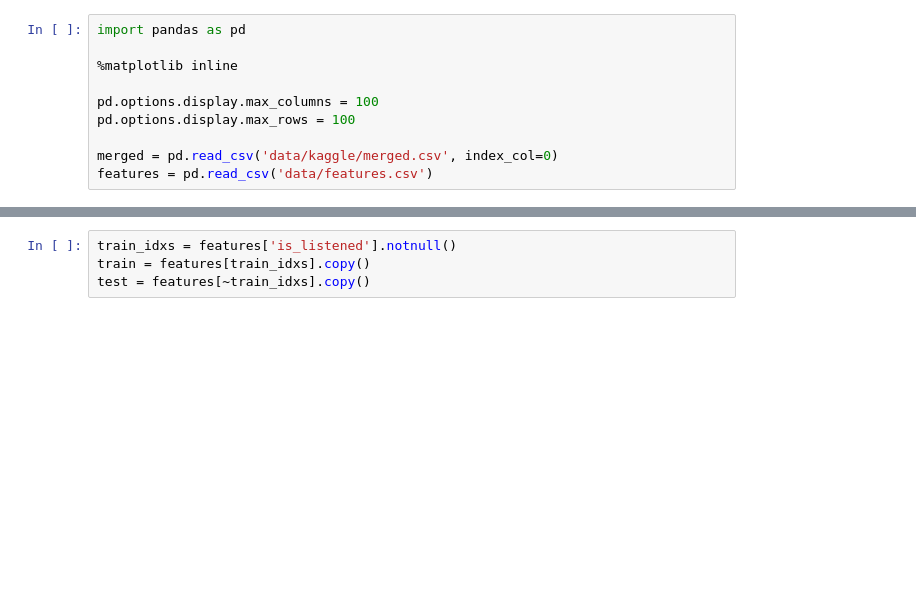
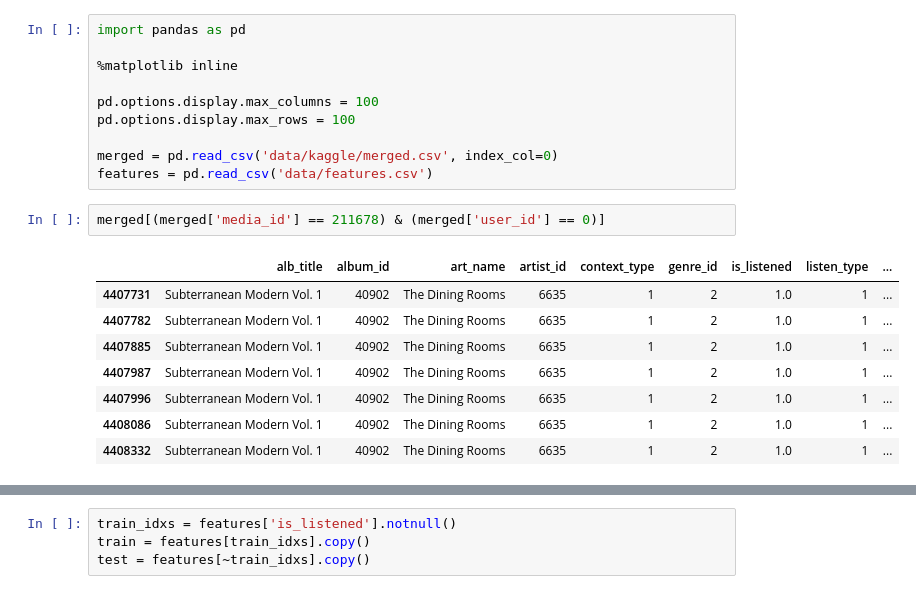
Before and after one commit to MaxHalford/kaggle-DSG17-qualifier, a Jupyter notebook: Untitled.ipynb, the cells around one changed output, grey strips where cells are left out. Cells and saved outputs as stored; diff of their text form; blank space fills up the shorter version.

```diff
--- a/Untitled.ipynb
+++ b/Untitled.ipynb
@@ -8,3 +8,14 @@ pd.options.display.max_rows = 100
 
 merged = pd.read_csv('data/kaggle/merged.csv', index_col=0)
 features = pd.read_csv('data/features.csv')
+# %%
+merged[(merged['media_id'] == 211678) & (merged['user_id'] == 0)]
+# %% [output]
+|  | alb_title | album_id | art_name | artist_id | context_type | genre_id | is_listened | listen_type | ... |
+| 4407731 | Subterranean Modern Vol. 1 | 40902 | The Dining Rooms | 6635 | 1 | 2 | 1.0 | 1 | ... |
+| 4407782 | Subterranean Modern Vol. 1 | 40902 | The Dining Rooms | 6635 | 1 | 2 | 1.0 | 1 | ... |
+| 4407885 | Subterranean Modern Vol. 1 | 40902 | The Dining Rooms | 6635 | 1 | 2 | 1.0 | 1 | ... |
+| 4407987 | Subterranean Modern Vol. 1 | 40902 | The Dining Rooms | 6635 | 1 | 2 | 1.0 | 1 | ... |
+| 4407996 | Subterranean Modern Vol. 1 | 40902 | The Dining Rooms | 6635 | 1 | 2 | 1.0 | 1 | ... |
+| 4408086 | Subterranean Modern Vol. 1 | 40902 | The Dining Rooms | 6635 | 1 | 2 | 1.0 | 1 | ... |
+| 4408332 | Subterranean Modern Vol. 1 | 40902 | The Dining Rooms | 6635 | 1 | 2 | 1.0 | 1 | ... |
```
Also changed, not shown: parts of 5 cells of this notebook, 5 other files.
